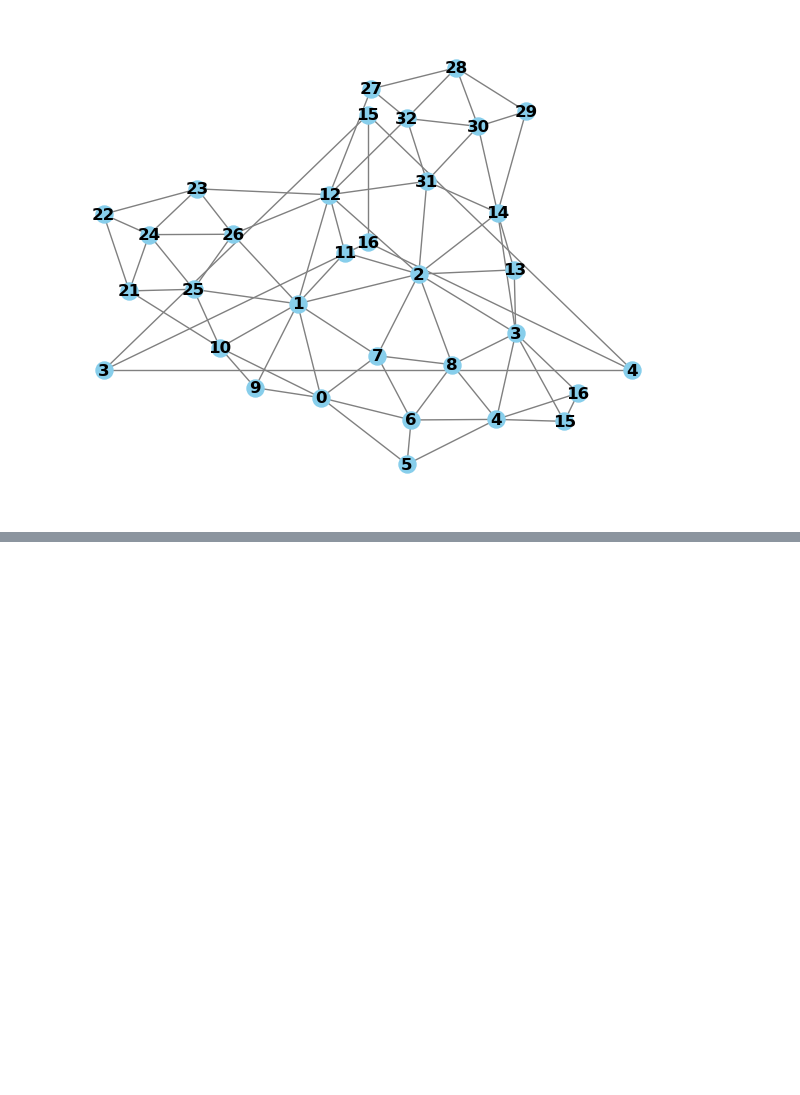
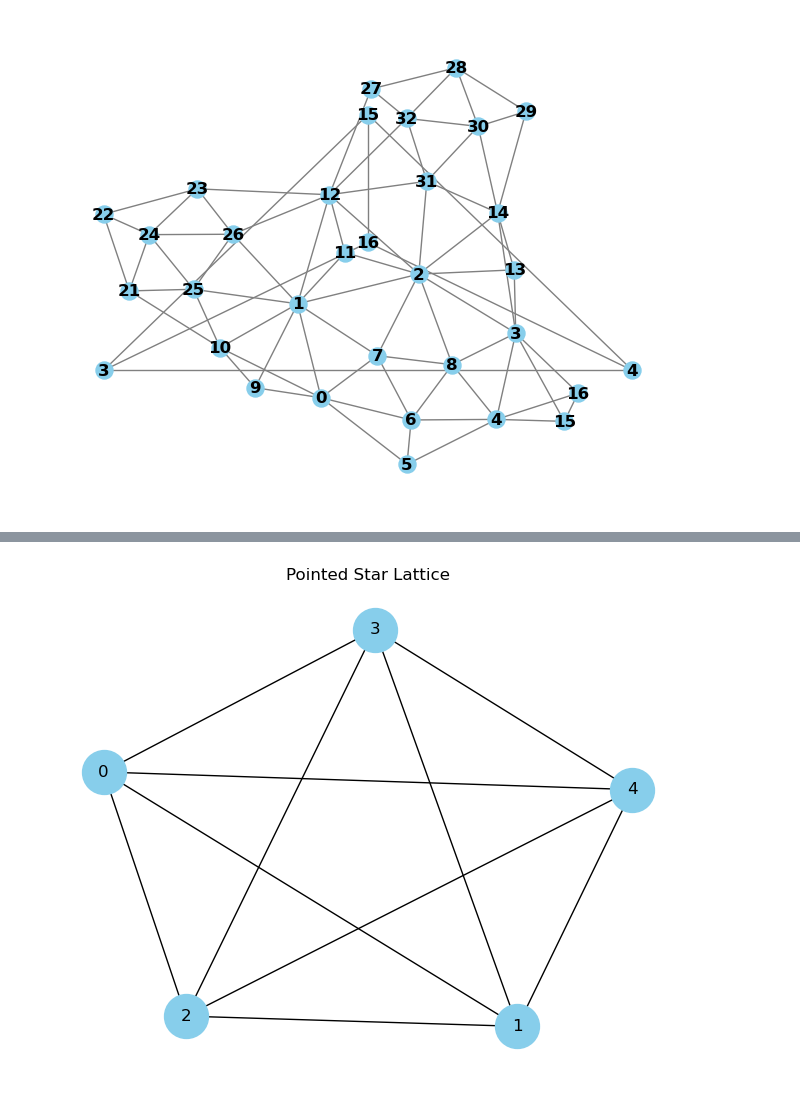
Before and after one commit to NikhilToram/2024Spr_finalproj, a Jupyter notebook: TestingNetworkx.ipynb, the cells around one changed output, grey strips where cells are left out. Saved outputs shown, nothing was run; the diff lists cells and outputs as text; code cells hidden in the pictures; blank space fills up the shorter version.

```diff
--- a/TestingNetworkx.ipynb
+++ b/TestingNetworkx.ipynb
@@ -250,0 +264,22 @@ NetworkXError: ('The node sets of the graphs are not disjoint.', 'Use appropriat
+# %%
+import networkx as nx
+import matplotlib.pyplot as plt
+
+# Number of outer nodes (points of the star)
+n = 5
+
+# Create a complete graph for the outer nodes
+outer_star = nx.complete_graph(n)
+
+# Create a star graph for the central hub
+hub = nx.star_graph([0])
+
+# Combine the hub and the outer nodes
+pointed_star = nx.compose(hub, outer_star)
+
+# Visualize the graph
+nx.draw(pointed_star, with_labels=True, node_color='skyblue', node_size=1000, font_size=12)
+plt.title("Pointed Star Lattice")
+plt.show()
+# %% [output]
+[figure, added]
```
Also changed, not shown: parts of 33 cells of this notebook, 1 other file.
